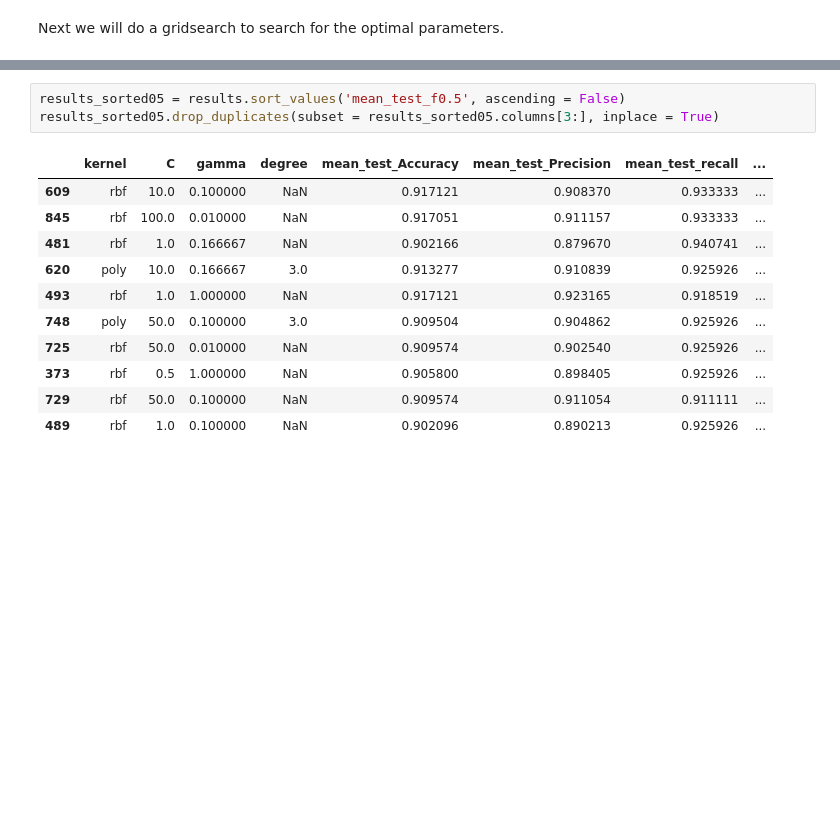
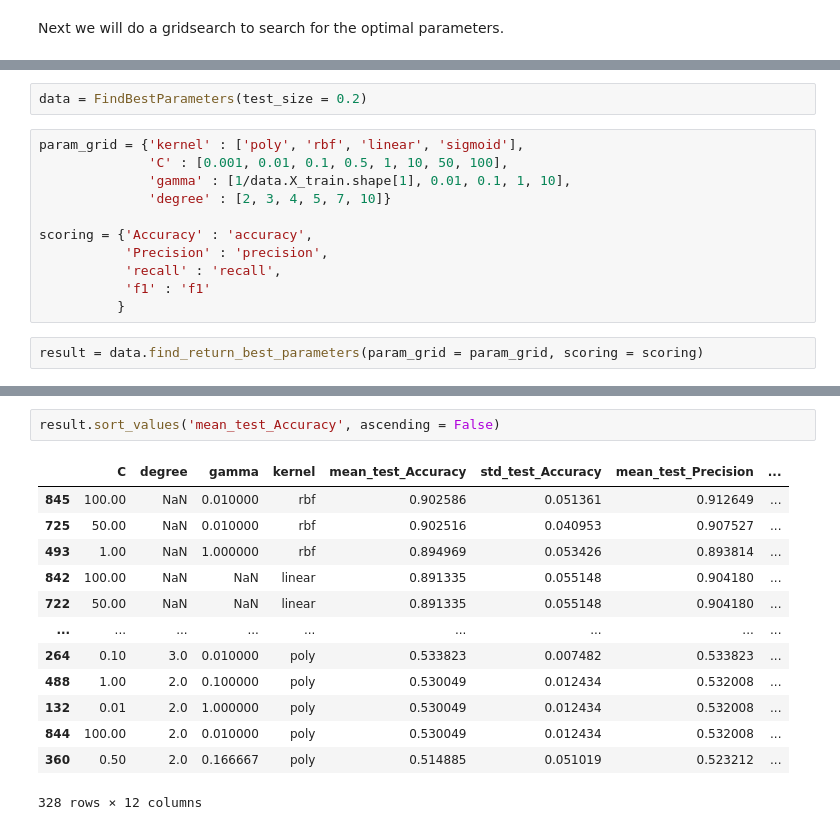
Before and after one commit to Estreuselito/Deus_ex_machina, a Jupyter notebook: Kernel/Kernel_ys.ipynb, the cells around one changed output, grey strips where cells are left out. Drawn from its saved outputs; the diff is of its cells as text; blank space fills up the shorter version.

```diff
--- a/Kernel/Kernel_ys.ipynb
+++ b/Kernel/Kernel_ys.ipynb
@@ -239,0 +216,15 @@ display(results_sorted2.loc[:,:].head(10))
+# %%
+data = FindBestParameters(test_size = 0.2)
+# %%
+param_grid = {'kernel' : ['poly', 'rbf', 'linear', 'sigmoid'],
+              'C' : [0.001, 0.01, 0.1, 0.5, 1, 10, 50, 100],
+              'gamma' : [1/data.X_train.shape[1], 0.01, 0.1, 1, 10],
+              'degree' : [2, 3, 4, 5, 7, 10]}
+
+scoring = {'Accuracy' : 'accuracy',
+           'Precision' : 'precision',
+           'recall' : 'recall',
+           'f1' : 'f1'
+          }
+# %%
+result = data.find_return_best_parameters(param_grid = param_grid, scoring = scoring)
@@ -240,15 +249,16 @@ display(results_sorted2.loc[:,:].head(10))
 # %%
-results_sorted05 = results.sort_values('mean_test_f0.5', ascending = False)
-results_sorted05.drop_duplicates(subset = results_sorted05.columns[3:], inplace = True)
+result.sort_values('mean_test_Accuracy', ascending = False)
 # %% [output]
-|  | kernel | C | gamma | degree | mean_test_Accuracy | mean_test_Precision | mean_test_recall | ... |
-| 609 | rbf | 10.0 | 0.100000 | NaN | 0.917121 | 0.908370 | 0.933333 | ... |
-| 845 | rbf | 100.0 | 0.010000 | NaN | 0.917051 | 0.911157 | 0.933333 | ... |
-| 481 | rbf | 1.0 | 0.166667 | NaN | 0.902166 | 0.879670 | 0.940741 | ... |
-| 620 | poly | 10.0 | 0.166667 | 3.0 | 0.913277 | 0.910839 | 0.925926 | ... |
-| 493 | rbf | 1.0 | 1.000000 | NaN | 0.917121 | 0.923165 | 0.918519 | ... |
-| 748 | poly | 50.0 | 0.100000 | 3.0 | 0.909504 | 0.904862 | 0.925926 | ... |
-| 725 | rbf | 50.0 | 0.010000 | NaN | 0.909574 | 0.902540 | 0.925926 | ... |
-| 373 | rbf | 0.5 | 1.000000 | NaN | 0.905800 | 0.898405 | 0.925926 | ... |
-| 729 | rbf | 50.0 | 0.100000 | NaN | 0.909574 | 0.911054 | 0.911111 | ... |
-| 489 | rbf | 1.0 | 0.100000 | NaN | 0.902096 | 0.890213 | 0.925926 | ... |
+|  | C | degree | gamma | kernel | mean_test_Accuracy | std_test_Accuracy | mean_test_Precision | ... |
+| 845 | 100.00 | NaN | 0.010000 | rbf | 0.902586 | 0.051361 | 0.912649 | ... |
+| 725 | 50.00 | NaN | 0.010000 | rbf | 0.902516 | 0.040953 | 0.907527 | ... |
+| 493 | 1.00 | NaN | 1.000000 | rbf | 0.894969 | 0.053426 | 0.893814 | ... |
+| 842 | 100.00 | NaN | NaN | linear | 0.891335 | 0.055148 | 0.904180 | ... |
+| 722 | 50.00 | NaN | NaN | linear | 0.891335 | 0.055148 | 0.904180 | ... |
+| ... | ... | ... | ... | ... | ... | ... | ... | ... |
+| 264 | 0.10 | 3.0 | 0.010000 | poly | 0.533823 | 0.007482 | 0.533823 | ... |
+| 488 | 1.00 | 2.0 | 0.100000 | poly | 0.530049 | 0.012434 | 0.532008 | ... |
+| 132 | 0.01 | 2.0 | 1.000000 | poly | 0.530049 | 0.012434 | 0.532008 | ... |
+| 844 | 100.00 | 2.0 | 0.010000 | poly | 0.530049 | 0.012434 | 0.532008 | ... |
+| 360 | 0.50 | 2.0 | 0.166667 | poly | 0.514885 | 0.051019 | 0.523212 | ... |
+328 rows × 12 columns
```
Also changed, not shown: parts of 18 cells of this notebook.
